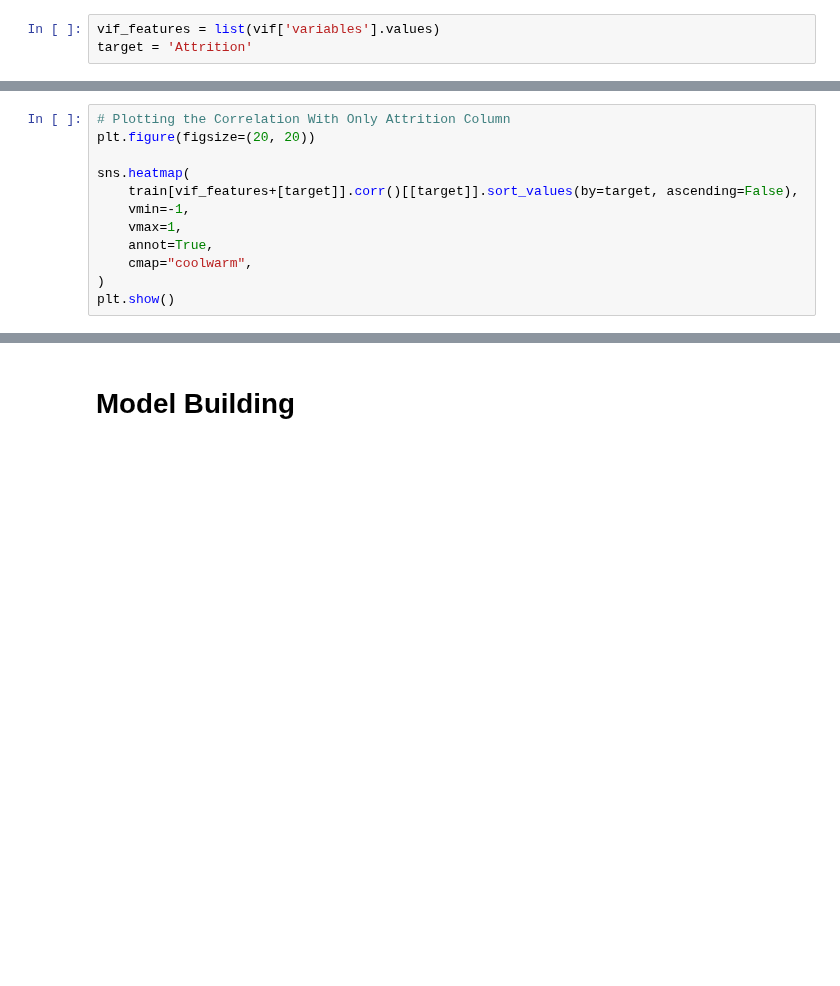
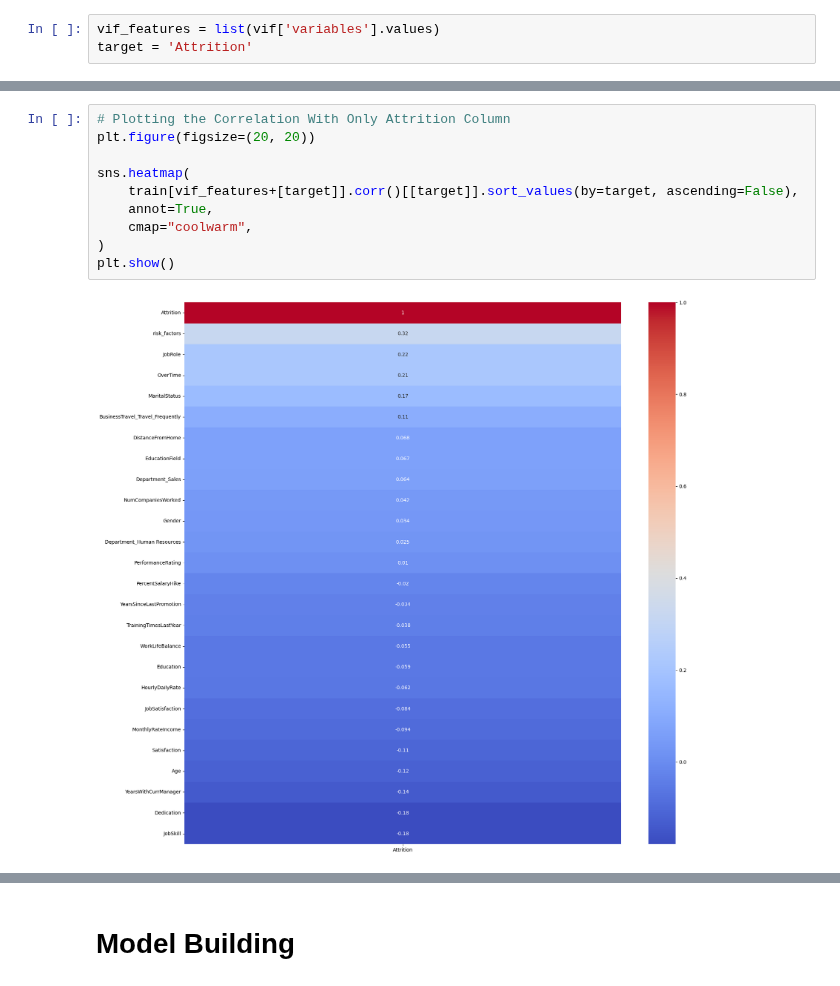
Before and after one commit to Harsh502s/PS-Attrition-Pred, a Jupyter notebook: Notebooks and Models/XGBosst Model.ipynb, the cells around one changed output, grey strips where cells are left out. Cells and saved outputs as stored; diff of their text form; blank space fills up the shorter version.

```diff
--- a/Notebooks and Models/XGBosst Model.ipynb
+++ b/Notebooks and Models/XGBosst Model.ipynb
@@ -243,15 +249,15 @@ plt.show()
 # %%
 # Plotting the Correlation With Only Attrition Column
 plt.figure(figsize=(20, 20))
 
 sns.heatmap(
     train[vif_features+[target]].corr()[[target]].sort_values(by=target, ascending=False),
-    vmin=-1,
-    vmax=1,
     annot=True,
     cmap="coolwarm",
 )
 plt.show()
+# %% [output]
+[figure, added]
 # %%
 from sklearn.feature_selection import RFECV
 
```
Also changed, not shown: parts of 18 cells of this notebook, 6 other files.
